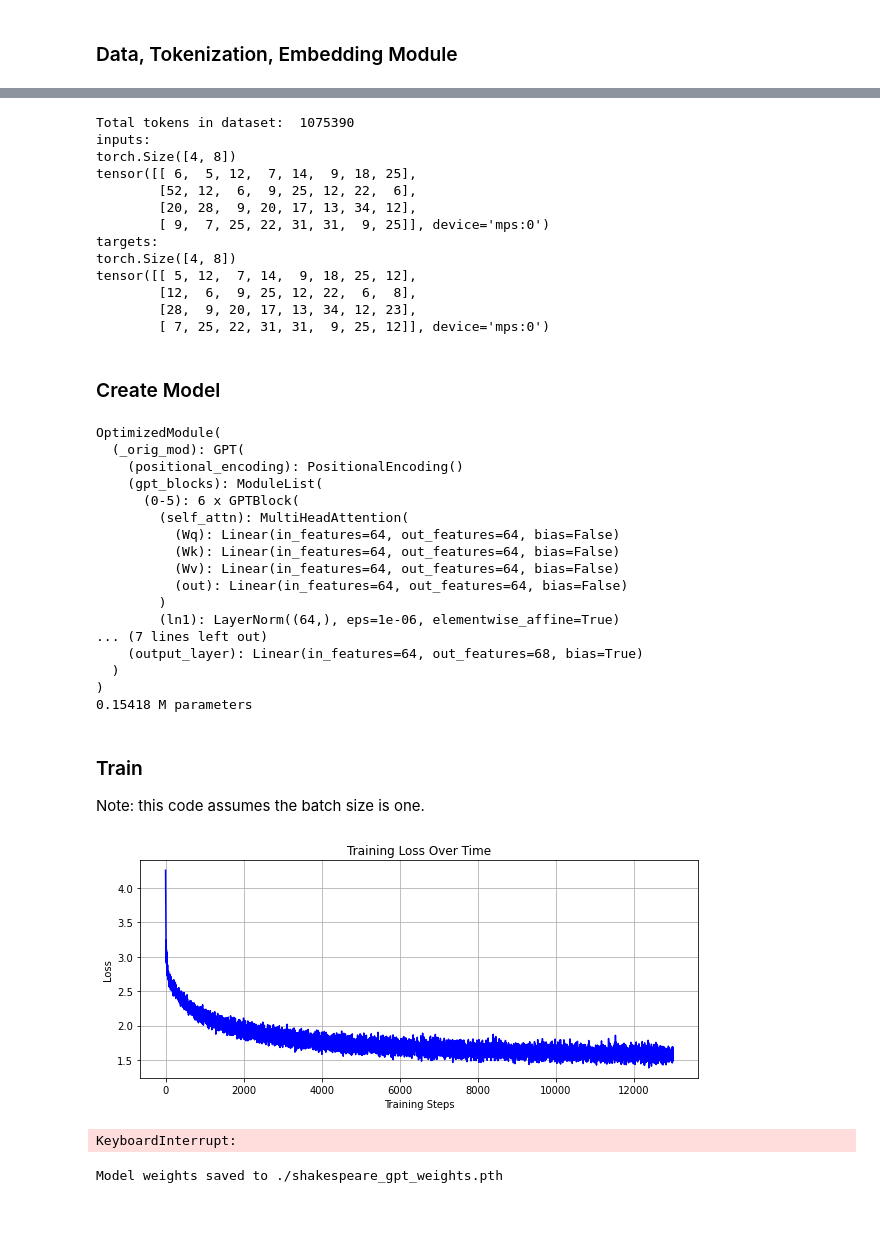
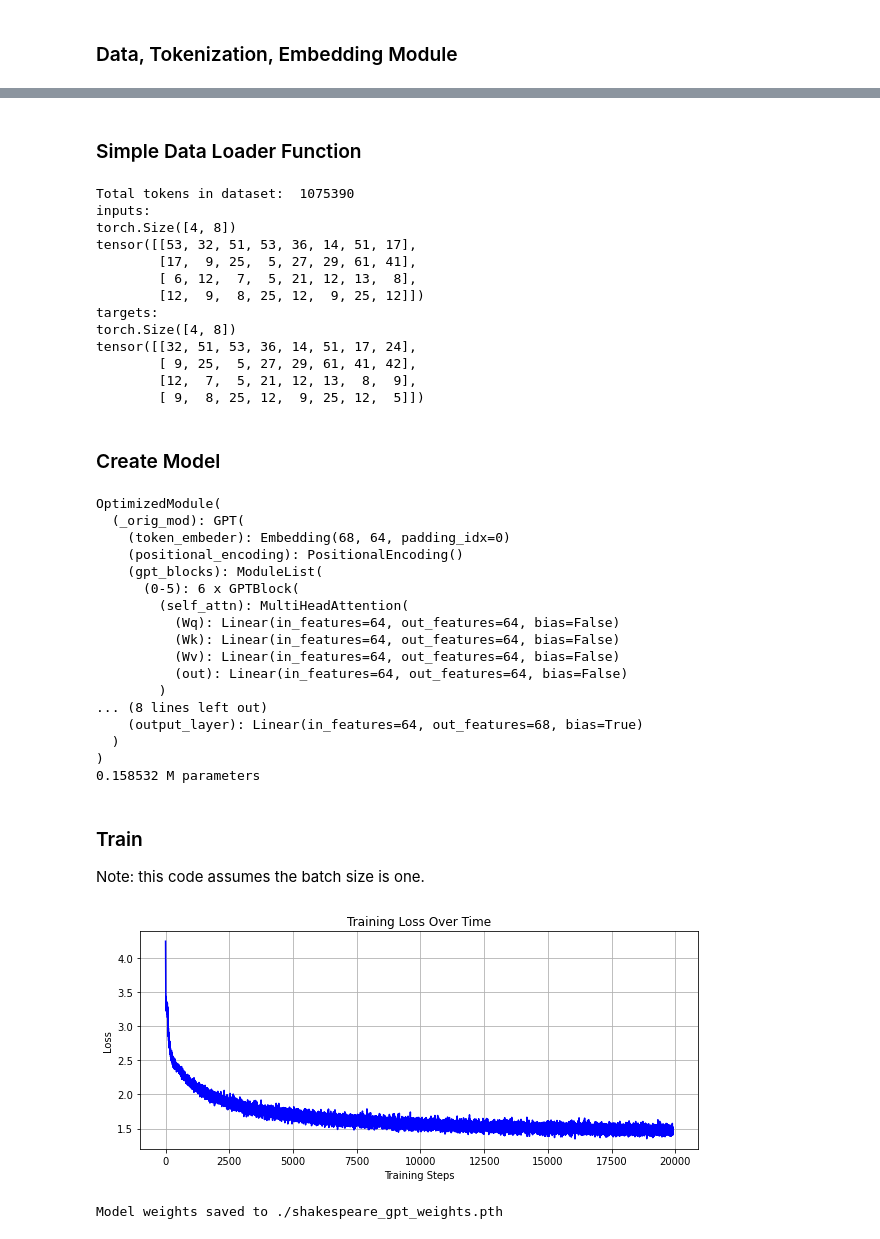
Before and after one commit to PeizhiYan/Algorithm-Zoo, a Jupyter notebook: Large Language Models/GPT - Generative Pretrained Transformer/demo-shakespeare-gpt.ipynb, the cells around one changed output, grey strips where cells are left out. Drawn from its saved outputs; the diff is of its cells as text; code cells hidden in the pictures.

```diff
--- a/Large Language Models/GPT - Generative Pretrained Transformer/demo-shakespeare-gpt.ipynb
+++ b/Large Language Models/GPT - Generative Pretrained Transformer/demo-shakespeare-gpt.ipynb
@@ -21,14 +21,13 @@ from IPython.display import clear_output  # for Jupyter, or use plt.pause in scr
 from gpt_utils import PositionalEncoding, SimpleTokenizer
 from gpt_lite import GPT
 
-# device = 'cpu'
+device = 'cpu' ## on my Macbook Pro M1, run this code using CPU is 1.5 times faster than using MPS..
 # select the device to run the model (priority: cuda > mps > cpu)
-device = 'cuda' if torch.cuda.is_available() else 'mps' if torch.backends.mps.is_available() else 'cpu'
+# device = 'cuda' if torch.cuda.is_available() else 'mps' if torch.backends.mps.is_available() else 'cpu'
 print('Computing Device: ', device)
 
-# define some hyperparameters
-BATCH_SIZE = 16
-MAX_LENGTH = 60     # the maximum amount of "tokens" in a sequence
+# define some model hyperparameters
+MAX_LENGTH = 512    # the maximum amount of "tokens" in a sequence
 DIMENSION = 64      # the dimension of each "token" embedding
 ATTN_HEADS = 8      # the number of attention heads
 NUM_BLOCKS = 6      # the number of transformer encoder/decoder blocks
@@ -96,3 +95,5 @@ torch.Size([1, 60, 64])
+# %% [markdown]
+### Simple Data Loader Function
 # %%
 data_token_indices = tokenizer.get_indices(text=data)      # tokenize the entire dataset and get indices
 print('Total tokens in dataset: ', len(data_token_indices)) # print the length of the dataset
@@ -132,16 +133,16 @@ print(batch_y)
 Total tokens in dataset:  1075390
 inputs:
 torch.Size([4, 8])
-tensor([[ 6,  5, 12,  7, 14,  9, 18, 25],
-        [52, 12,  6,  9, 25, 12, 22,  6],
-        [20, 28,  9, 20, 17, 13, 34, 12],
-        [ 9,  7, 25, 22, 31, 31,  9, 25]], device='mps:0')
+tensor([[53, 32, 51, 53, 36, 14, 51, 17],
+        [17,  9, 25,  5, 27, 29, 61, 41],
+        [ 6, 12,  7,  5, 21, 12, 13,  8],
+        [12,  9,  8, 25, 12,  9, 25, 12]])
 targets:
 torch.Size([4, 8])
-tensor([[ 5, 12,  7, 14,  9, 18, 25, 12],
-        [12,  6,  9, 25, 12, 22,  6,  8],
-        [28,  9, 20, 17, 13, 34, 12, 23],
-        [ 7, 25, 22, 31, 31,  9, 25, 12]], device='mps:0')
+tensor([[32, 51, 53, 36, 14, 51, 17, 24],
+        [ 9, 25,  5, 27, 29, 61, 41, 42],
+        [12,  7,  5, 21, 12, 13,  8,  9],
+        [ 9,  8, 25, 12,  9, 25, 12,  5]])
 # %% [markdown]
 ### Create Model
 # %%
@@ -150,9 +151,10 @@ VOCABULARY_SIZE = tokenizer.num_tokens
 
 # create the transformer model
 gpt = GPT(dim=DIMENSION, num_heads=ATTN_HEADS, num_blocks=NUM_BLOCKS,
-          max_length=MAX_LENGTH, vocabulary_size=VOCABULARY_SIZE, device=device)
+          max_length=MAX_LENGTH, vocabulary_size=VOCABULARY_SIZE, padding_idx=tokenizer.token_to_index['<EMPTY>'],
+          device=device)
 
-# optional: compile the model to optimize the performance, needs torch 2.0 or above
+## optional: compile the model to optimize the performance (but may not promise), needs torch 2.0 or above
 if os.name == 'nt':
     # torch.compile() is not supported on Windows (nt) yet
     print('torch.compile() is not supported on Windows yet, please use Linux or MacOS')
@@ -166,6 +168,7 @@ print(sum(p.numel() for p in gpt.parameters())/1e6, 'M parameters')
 # %% [output]
 OptimizedModule(
   (_orig_mod): GPT(
+    (token_embeder): Embedding(68, 64, padding_idx=0)
     (positional_encoding): PositionalEncoding()
     (gpt_blocks): ModuleList(
       (0-5): 6 x GPTBlock(
@@ -175,27 +178,25 @@ OptimizedModule(
           (Wv): Linear(in_features=64, out_features=64, bias=False)
           (out): Linear(in_features=64, out_features=64, bias=False)
         )
-        (ln1): LayerNorm((64,), eps=1e-06, elementwise_affine=True)
-... (7 lines left out)
+... (8 lines left out)
     (output_layer): Linear(in_features=64, out_features=68, bias=True)
   )
 )
-0.15418 M parameters
+0.158532 M parameters
 # %% [markdown]
 ### Train
 
 Note: this code assumes the batch size is one.
 # %%
 
-NUM_ITERATIONS = 100000
+# define the training hyper-parameters
+NUM_ITERATIONS = 20000
+BATCH_SIZE = 32
+TRAIN_LENGTH = 60   # the number of tokens in a training sequence
 LEARNING_RATE = 1e-3
 
 # create the optimizer
 optimizer = torch.optim.Adam(list(gpt.parameters()), lr=LEARNING_RATE)
-
-# create a mask for the input sequences
-with torch.no_grad():
-    mask_2d = torch.tril(torch.ones(MAX_LENGTH, MAX_LENGTH)).to(device) # create a lower triangular mask
 
 loss_logs = []
 
@@ -211,47 +212,41 @@ with tqdm(total=NUM_ITERATIONS) as pbar:
             # get a random batch of data
             # batch_x, batch_y : [N, L]
             batch_x, batch_y = get_random_batch(data_token_indices,
-                                                batch_size=BATCH_SIZE, block_size=MAX_LENGTH,
+                                                batch_size=BATCH_SIZE, block_size=TRAIN_LENGTH,
                                                 device=device) # test the function
 
-            batch_x_emb = token_embeder(batch_x) # get the token embeddings [N, L, D]
-
         # forward pass
-        logits = gpt.decode(x=batch_x_emb, mask_2d=mask_2d) # [N, L, V] (V = vocabulary size)
-        # if iter_ % 10 == 0:
-        #     print(torch.argmax(logits[0], dim=-1).cpu().numpy())
-
+        logits = gpt.decode(x=batch_x) # [N, L, V] (V = vocabulary size)
 
         # compute cross-entropy loss
         loss = F.cross_entropy(logits.view(-1, logits.size(-1)), batch_y.view(-1), ignore_index=-1)
 
         if torch.isnan(loss) == False:
             loss.backward()
             optimizer.step()
             pbar.set_postfix({'Loss': loss.item()})
             loss_logs.append(loss.item())
 
         # # Optional logging
         # if iter_ % 100 == 0:
         #     targ_tokens = batch_y[0].cpu().tolist()
         #     print("Target:   ", "".join(tokenizer.get_tokens(targ_tokens)))
         #     pred_tokens = torch.argmax(logits[0], dim=-1).cpu().tolist()
         #     print("Predicted:", "".join(tokenizer.get_tokens(pred_tokens)))
 
         # Refresh plot every 100 steps
         if iter_ % 100 == 0 and iter_ > 0:
             clear_output(wait=True)  # if you're in a notebook
             plt.figure(figsize=(10, 4))
             plt.plot(loss_logs, label='Loss', color='blue')
             plt.xlabel('Training Steps')
             plt.ylabel('Loss')
             plt.title('Training Loss Over Time')
             plt.grid(True)
             plt.show()
 
         pbar.update(1)
         iter_ += 1
 # %% [output]
-[figure, old version]
+[figure, new version]
-KeyboardInterrupt:
 # %%
```
Also changed, not shown: parts of 8 cells of this notebook, 3 other files.
